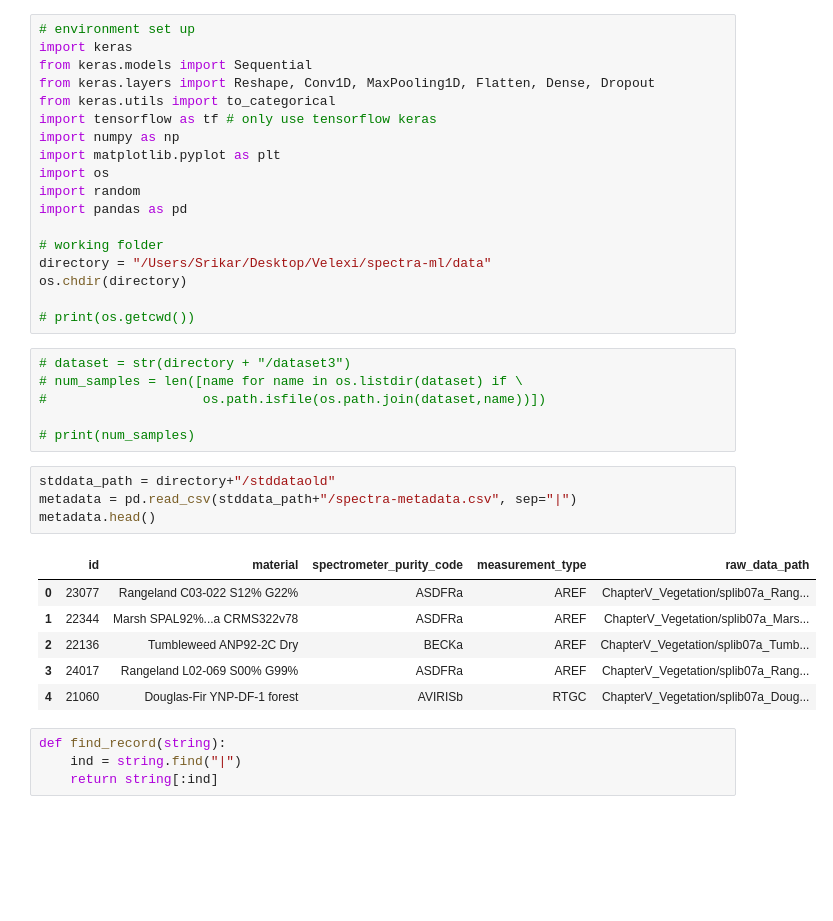
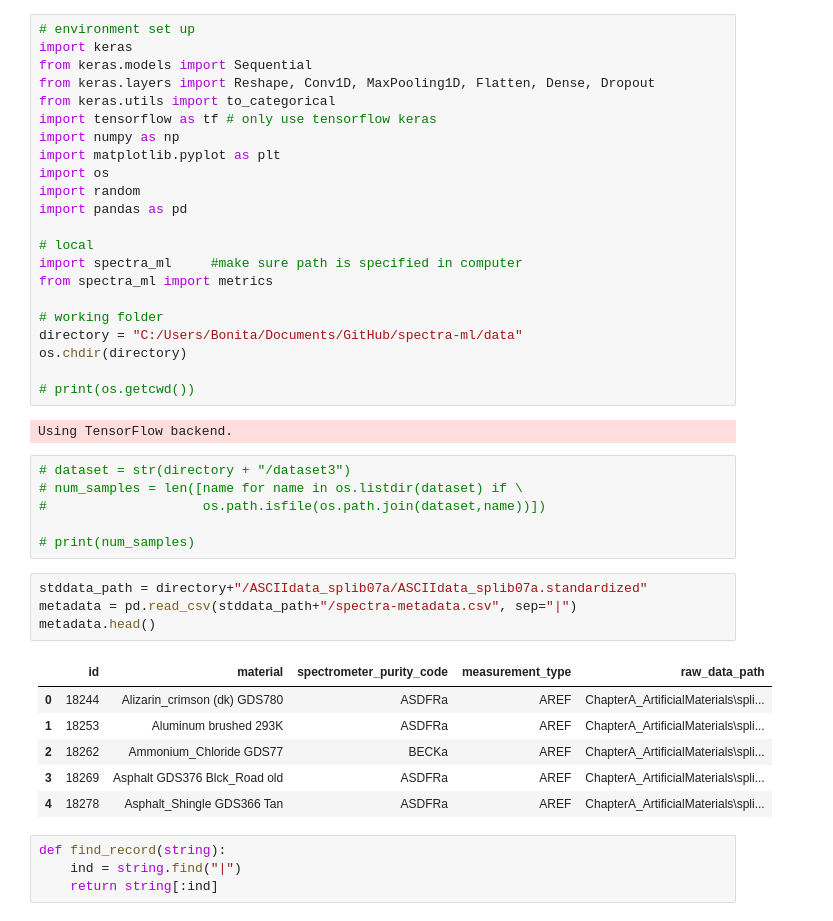
Before and after one commit to velexi-corporation/RESEARCH-2020-SpectraML, a Jupyter notebook: lab-notebook/bsong/2019-07-31 - Copy of 1D CNN Standardized Data - bootstrap.ipynb, the cells around one changed output. Cells and saved outputs as stored; diff of their text form; blank space fills up the shorter version.

```diff
--- a/lab-notebook/bsong/2019-07-31 - Copy of 1D CNN Standardized Data - bootstrap.ipynb
+++ b/lab-notebook/bsong/2019-07-31 - Copy of 1D CNN Standardized Data - bootstrap.ipynb
@@ -11,11 +11,17 @@ import os
 import random
 import pandas as pd
 
+# local
+import spectra_ml     #make sure path is specified in computer
+from spectra_ml import metrics
+
 # working folder
-directory = "/Users/Srikar/Desktop/Velexi/spectra-ml/data"
+directory = "C:/Users/Bonita/Documents/GitHub/spectra-ml/data"
 os.chdir(directory)
 
 # print(os.getcwd())
+# %% [output]
+Using TensorFlow backend.
 # %%
 # dataset = str(directory + "/dataset3")
 # num_samples = len([name for name in os.listdir(dataset) if \
@@ -23,16 +29,16 @@ os.chdir(directory)
 
 # print(num_samples)
 # %%
-stddata_path = directory+"/stddataold"
+stddata_path = directory+"/ASCIIdata_splib07a/ASCIIdata_splib07a.standardized"
 metadata = pd.read_csv(stddata_path+"/spectra-metadata.csv", sep="|")
 metadata.head()
 # %% [output]
 |  | id | material | spectrometer_purity_code | measurement_type | raw_data_path |
-| 0 | 23077 | Rangeland C03-022 S12% G22% | ASDFRa | AREF | ChapterV_Vegetation/splib07a_Rang... |
-| 1 | 22344 | Marsh SPAL92%...a CRMS322v78 | ASDFRa | AREF | ChapterV_Vegetation/splib07a_Mars... |
-| 2 | 22136 | Tumbleweed ANP92-2C Dry | BECKa | AREF | ChapterV_Vegetation/splib07a_Tumb... |
-| 3 | 24017 | Rangeland L02-069 S00% G99% | ASDFRa | AREF | ChapterV_Vegetation/splib07a_Rang... |
-| 4 | 21060 | Douglas-Fir YNP-DF-1 forest | AVIRISb | RTGC | ChapterV_Vegetation/splib07a_Doug... |
+| 0 | 18244 | Alizarin_crimson (dk) GDS780 | ASDFRa | AREF | ChapterA_ArtificialMaterials\spli... |
+| 1 | 18253 | Aluminum brushed 293K | ASDFRa | AREF | ChapterA_ArtificialMaterials\spli... |
+| 2 | 18262 | Ammonium_Chloride GDS77 | BECKa | AREF | ChapterA_ArtificialMaterials\spli... |
+| 3 | 18269 | Asphalt GDS376 Blck_Road old | ASDFRa | AREF | ChapterA_ArtificialMaterials\spli... |
+| 4 | 18278 | Asphalt_Shingle GDS366 Tan | ASDFRa | AREF | ChapterA_ArtificialMaterials\spli... |
 # %%
 def find_record(string):
     ind = string.find("|")
```
Also changed, not shown: parts of 15 cells of this notebook, 3 other files.
